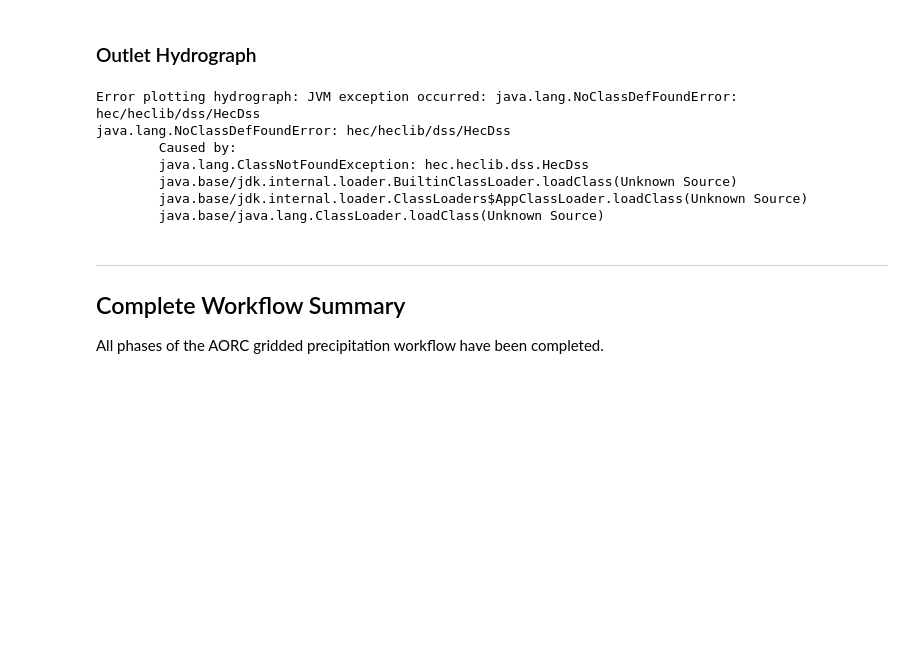
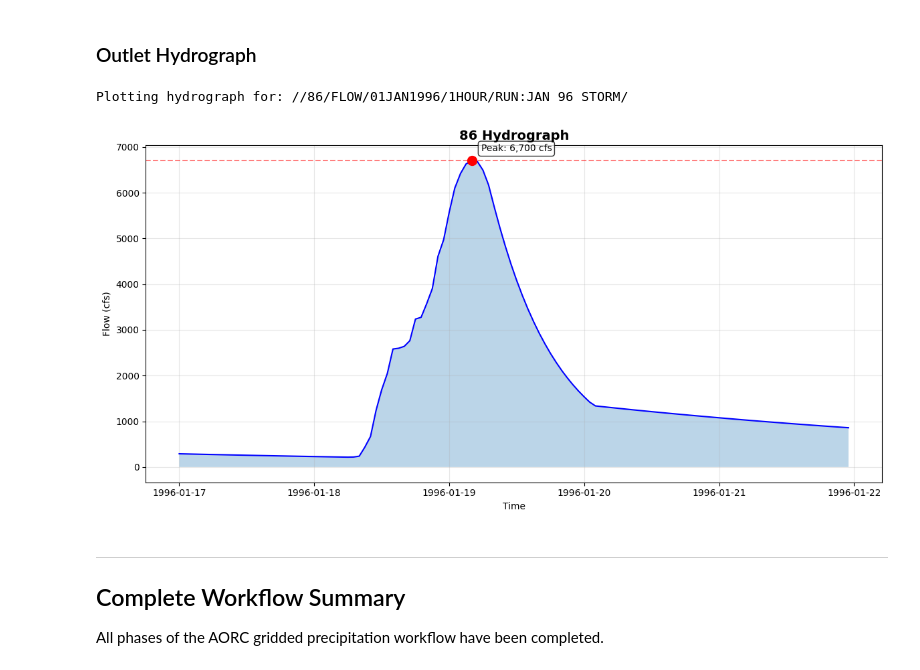
Before and after one commit to gpt-cmdr/hms-commander, a Jupyter notebook: examples/14c_aorc_hms_execution.ipynb, the cells around one changed output. Saved outputs shown, nothing was run; the diff lists cells and outputs as text; code cells hidden in the pictures; blank space fills up the shorter version.

Commit message:
Fix CLB-650 notebook DSS and path issues

```diff
--- a/examples/14c_aorc_hms_execution.ipynb
+++ b/examples/14c_aorc_hms_execution.ipynb
@@ -267,11 +368,15 @@ if TENK_AVAILABLE and results_dss:
 
     try:
         # Get DSS catalog to see what's available
-        from ras_commander.dss import RasDss
-        catalog = RasDss.get_catalog(str(results_dss))
+        catalog = HmsDss.get_catalog(str(results_dss))
 
         # Filter for FLOW records
-        flow_records = [p for p in catalog if 'FLOW' in p.upper()]
+        flow_records = select_result_paths(
+            catalog,
+            result_type="flow-total",
+            exclude_tables=True,
+            result_patterns=HmsDss.HMS_RESULT_PATTERNS,
+        )
         print(f"\nFlow records found: {len(flow_records)}")
 
         # Get peak flows for all elements
@@ -311,14 +425,14 @@ java.lang.NoClassDefFoundError: hec/heclib/dss/HecDss
 # %%
 if TENK_AVAILABLE and results_dss:
     try:
-        from ras_commander.dss import RasDss
+        catalog = HmsDss.get_catalog(str(results_dss))
 
-        catalog = RasDss.get_catalog(str(results_dss))
-
-        flow_records = [p for p in catalog if '/FLOW/' in p.upper()
-                        and 'OBSERVED' not in p.upper()
-                        and 'CUMULATIVE' not in p.upper()
-                        and 'RESIDUAL' not in p.upper()]
+        flow_records = select_result_paths(
+            catalog,
+            result_type="flow-total",
+            exclude_tables=True,
+            result_patterns=HmsDss.HMS_RESULT_PATTERNS,
+        )
 
         # Extract peak flows for each element
         element_peaks = {}
@@ -329,9 +443,9 @@ if TENK_AVAILABLE and results_dss:
                 element_name = parts[2]
 
                 try:
-                    ts = RasDss.read_timeseries(str(results_dss), pathname)
+                    ts = HmsDss.read_timeseries(str(results_dss), pathname)
                     if ts is not None and len(ts) > 0:
-                        vals = ts.values.flatten() if ts.values.ndim > 1 else ts.values
+                        vals = ts["value"].to_numpy(dtype=float)
                         peak_val = float(vals.max())
                         peak_idx = int(vals.argmax())
                         peak_time = ts.index[peak_idx]
@@ -409,23 +531,26 @@ Skipping: no element peak data available
 if TENK_AVAILABLE and results_dss:
     try:
         import matplotlib.pyplot as plt
-        from ras_commander.dss import RasDss
-
         # Get DSS catalog and find FLOW records
-        catalog = RasDss.get_catalog(str(results_dss))
-        flow_records = [p for p in catalog if 'FLOW' in p.upper() and 'OBSERVED' not in p.upper()]
+        catalog = HmsDss.get_catalog(str(results_dss))
+        flow_records = select_result_paths(
+            catalog,
+            result_type="flow-total",
+            exclude_tables=True,
+            result_patterns=HmsDss.HMS_RESULT_PATTERNS,
+        )
 
         if flow_records:
             # Use first flow record
             pathname = flow_records[0]
             print(f"Plotting hydrograph for: {pathname}")
 
-            ts = RasDss.read_timeseries(str(results_dss), pathname)
+            ts = HmsDss.read_timeseries(str(results_dss), pathname)
 
             if ts is not None and len(ts) > 0:
                 fig, ax = plt.subplots(figsize=(12, 6))
 
-                vals = ts.values.flatten() if ts.values.ndim > 1 else ts.values
+                vals = ts["value"].to_numpy(dtype=float)
 
                 ax.plot(ts.index, vals, 'b-', linewidth=1.5)
                 ax.fill_between(ts.index, vals, alpha=0.3)
@@ -436,40 +561,35 @@ if TENK_AVAILABLE and results_dss:
                 parts = pathname.split('/')
                 element_name = parts[2] if len(parts) >= 3 else 'Outlet'
 
                 # Mark peak
                 peak_idx = vals.argmax()
                 peak_val = vals.max()
                 peak_time = ts.index[peak_idx]
                 ax.axhline(y=peak_val, color='r', linestyle='--', alpha=0.5)
                 ax.scatter([peak_time], [peak_val], color='red', s=100, zorder=5)
                 ax.annotate(f'Peak: {peak_val:,.0f} cfs',
                            xy=(peak_time, peak_val), xytext=(10, 10),
                            textcoords='offset points', fontsize=10,
                            bbox=dict(boxstyle='round', facecolor='white', alpha=0.8))
 
                 ax.set_title(f'{element_name} Hydrograph', fontsize=14, fontweight='bold')
                 ax.grid(True, alpha=0.3)
                 plt.tight_layout()
                 plt.show()
             else:
                 print("No data in timeseries")
         else:
             print("No flow records found")
 
     except ImportError:
         print("Matplotlib not available - skipping visualization")
     except Exception as e:
         print(f"Error plotting hydrograph: {e}")
 else:
     print("Skipping: results not available")
 # %% [output]
-Error plotting hydrograph: JVM exception occurred: java.lang.NoClassDefFoundError: hec/heclib/dss/HecDss
-java.lang.NoClassDefFoundError: hec/heclib/dss/HecDss
-        Caused by:
-        java.lang.ClassNotFoundException: hec.heclib.dss.HecDss
-        java.base/jdk.internal.loader.BuiltinClassLoader.loadClass(Unknown Source)
-        java.base/jdk.internal.loader.ClassLoaders$AppClassLoader.loadClass(Unknown Source)
-        java.base/java.lang.ClassLoader.loadClass(Unknown Source)
+Plotting hydrograph for: //86/FLOW/01JAN1996/1HOUR/RUN:JAN 96 STORM/
+[figure, added]
 # %% [markdown]
 ---
 
```
Also changed, not shown: parts of 12 cells of this notebook, 10 other files.
